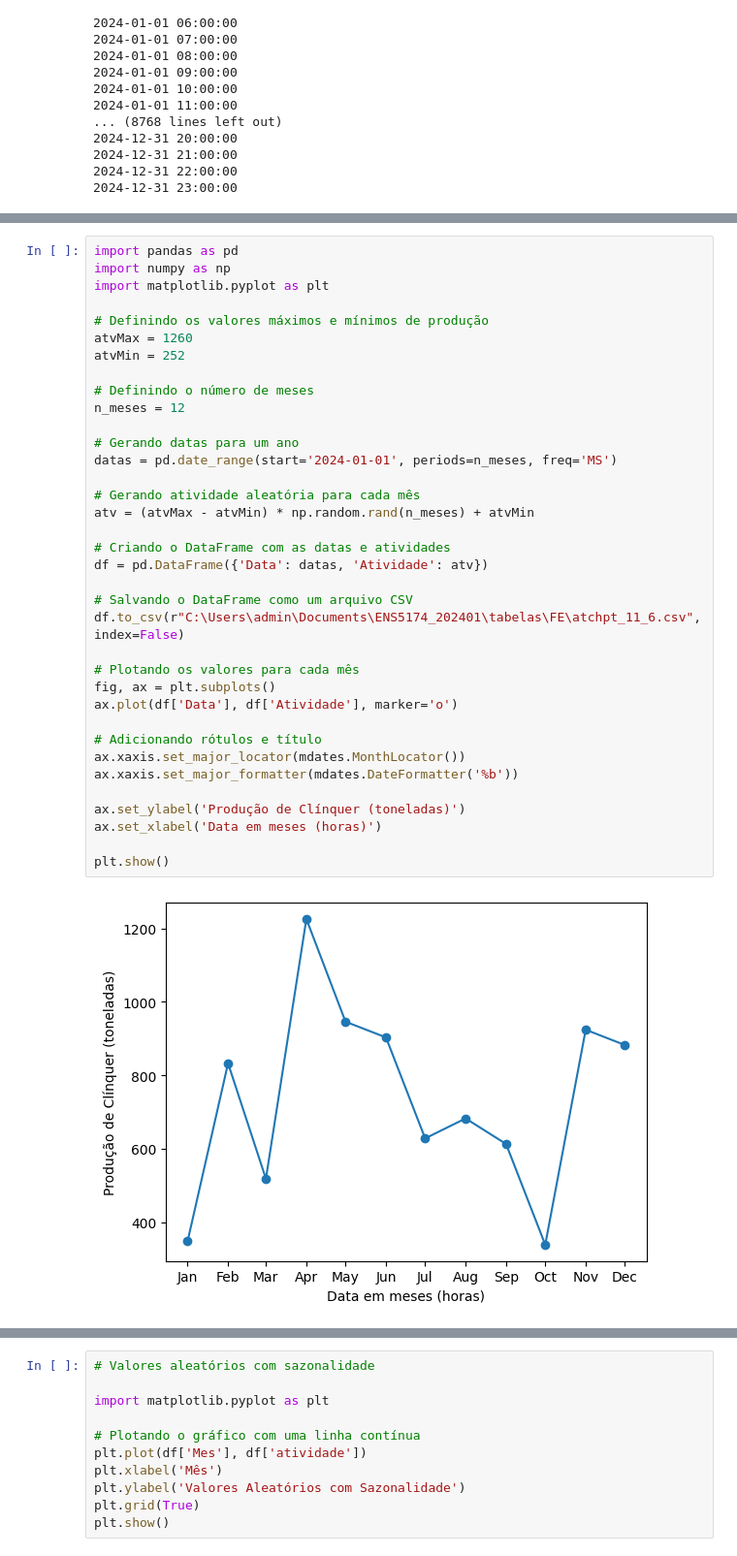
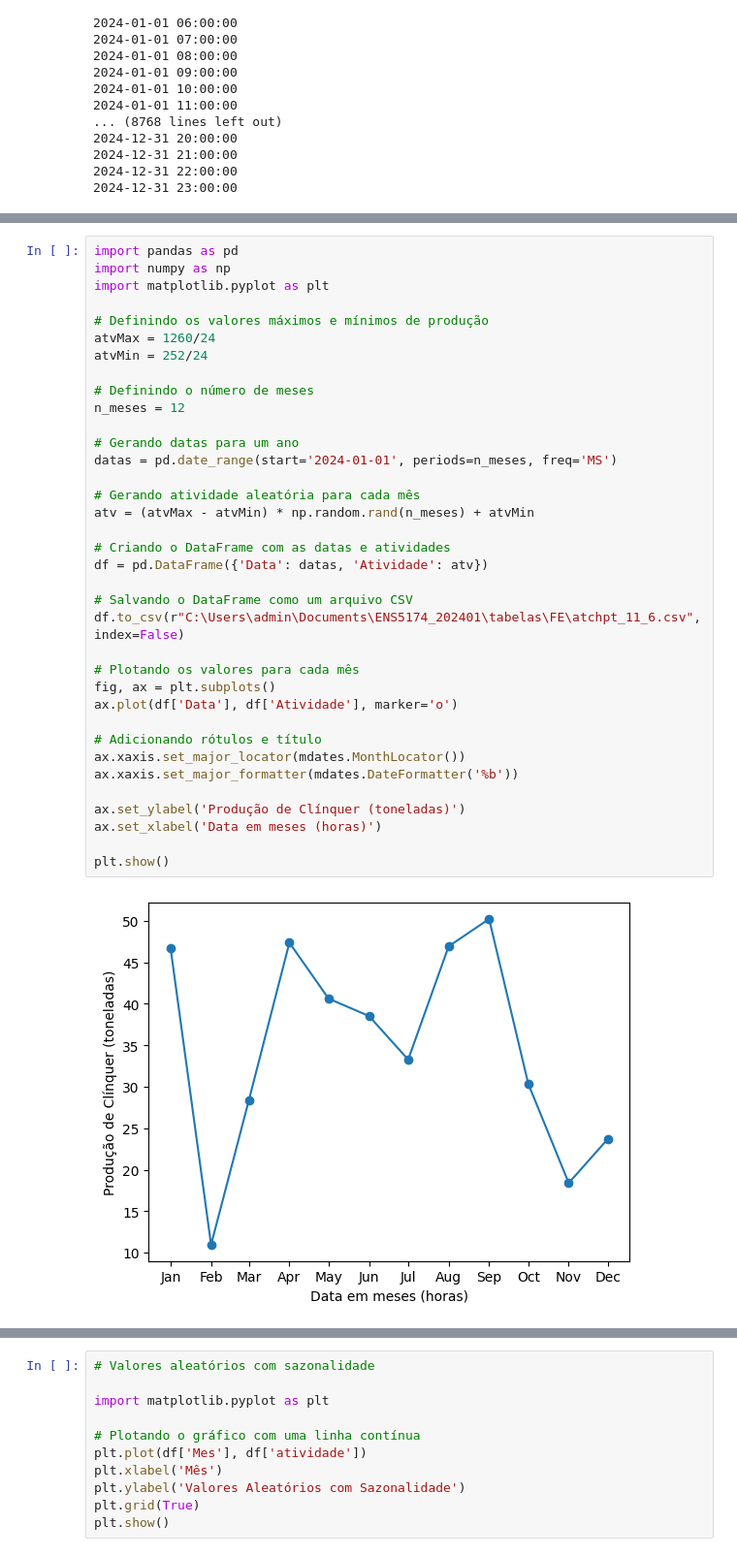
Before and after one commit to ezequieldeconti/ENS5174_202401, a Jupyter notebook: Atividade01_01.ipynb, the cells around one changed output, grey strips where cells are left out. Shown: that part at 97% size. Drawn from its saved outputs; the diff is of its cells as text.

```diff
--- a/Atividade01_01.ipynb
+++ b/Atividade01_01.ipynb
@@ -218,38 +218,38 @@ import numpy as np
 import matplotlib.pyplot as plt
 
 # Definindo os valores máximos e mínimos de produção
-atvMax = 1260
-atvMin = 252
+atvMax = 1260/24
+atvMin = 252/24
 
 # Definindo o número de meses
 n_meses = 12
 
 # Gerando datas para um ano
 datas = pd.date_range(start='2024-01-01', periods=n_meses, freq='MS')
 
 # Gerando atividade aleatória para cada mês
 atv = (atvMax - atvMin) * np.random.rand(n_meses) + atvMin
 
 # Criando o DataFrame com as datas e atividades
 df = pd.DataFrame({'Data': datas, 'Atividade': atv})
 
 # Salvando o DataFrame como um arquivo CSV
 df.to_csv(r"C:\Users\admin\Documents\ENS5174_202401\tabelas\FE\atchpt_11_6.csv", index=False)
 
 # Plotando os valores para cada mês
 fig, ax = plt.subplots()
 ax.plot(df['Data'], df['Atividade'], marker='o')
 
 # Adicionando rótulos e título
 ax.xaxis.set_major_locator(mdates.MonthLocator())
 ax.xaxis.set_major_formatter(mdates.DateFormatter('%b'))
 
 ax.set_ylabel('Produção de Clínquer (toneladas)')
 ax.set_xlabel('Data em meses (horas)')
 
 plt.show()
 # %% [output]
-[figure, old version]
+[figure, new version]
 # %%
 # Criando componente sazonal
 
```
Also changed, not shown: parts of 4 cells of this notebook.
